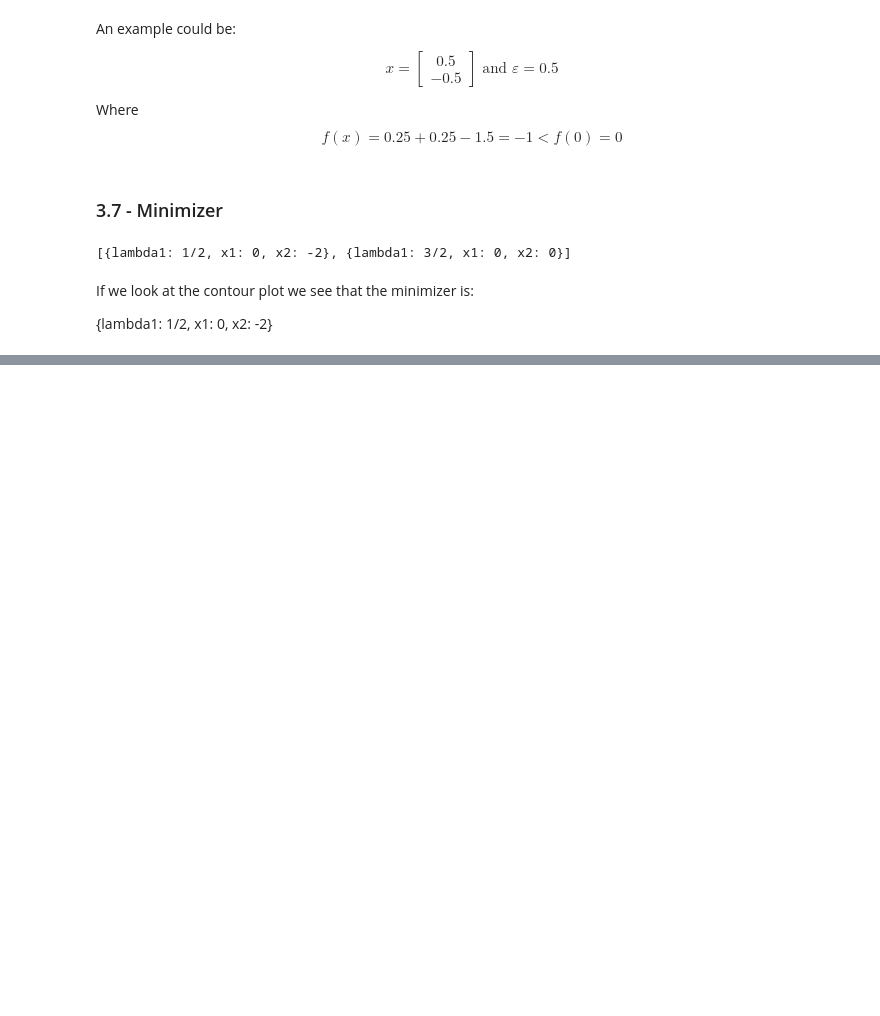
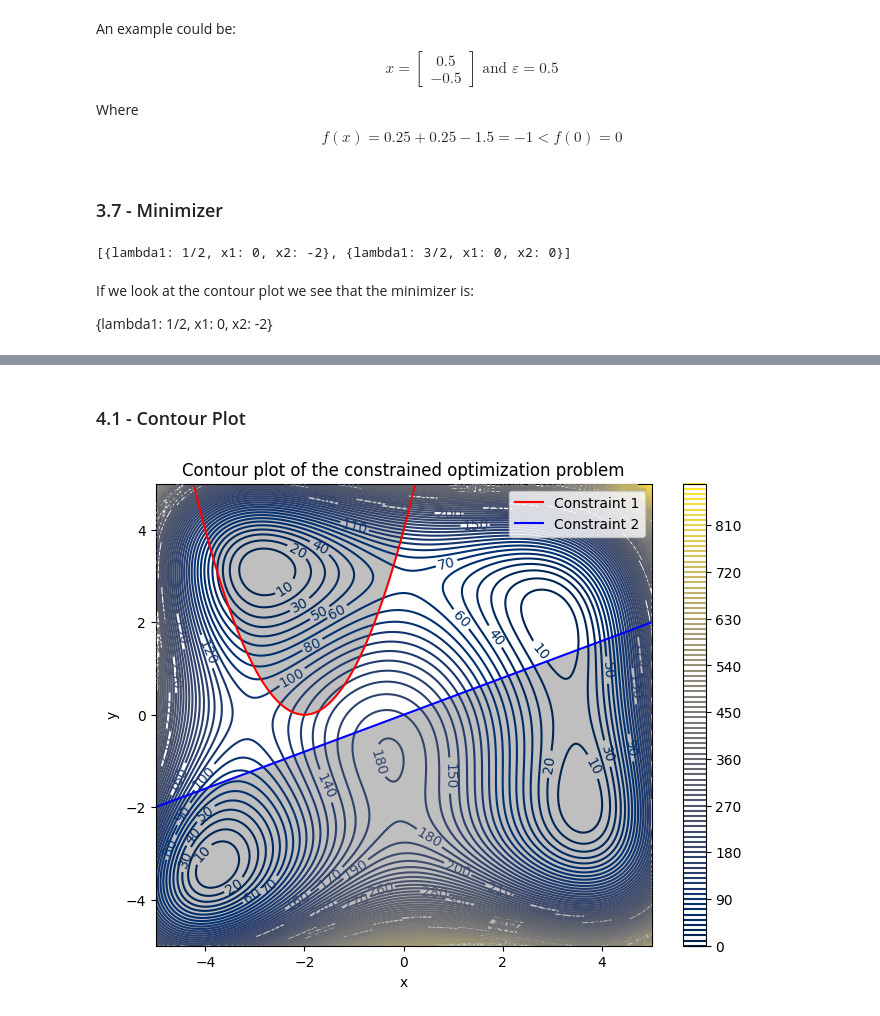
Before and after one commit to wdmdev/copti, a Jupyter notebook: notebooks/week2.ipynb, the cells around one changed output, grey strips where cells are left out. Saved outputs shown, nothing was run; the diff lists cells and outputs as text; code cells hidden in the pictures; blank space fills up the shorter version.

```diff
--- a/notebooks/week2.ipynb
+++ b/notebooks/week2.ipynb
@@ -1030,0 +1044,53 @@ If we look at the contour plot we see that the minimizer is:
+# %% [markdown]
+### 4.1 - Contour Plot
+# %%
+import numpy as np
+import matplotlib.pyplot as plt
+
+# Define the objective function
+def f(x, y):
+    return (x**2 + y - 11)**2 + (x + y**2 - 7)**2
+
+# Define the constraints
+def c1(x, y):
+    return (x + 2)**2 - y
+
+def c2(x, y):
+    return -4*x + 10*y
+
+# Generate a grid of points
+x = np.linspace(-5, 5, 400)
+y = np.linspace(-5, 5, 400)
+X, Y = np.meshgrid(x, y)
+
+# Compute the objective function value at each point
+Z = f(X, Y)
+
+# Compute the constraint values at each point
+C1 = c1(X, Y)
+C2 = c2(X, Y)
+
+# Create a contour plot of the objective function
+plt.figure(figsize=(8, 6))
+contour = plt.contour(X, Y, Z, levels=100, cmap='cividis')
+plt.clabel(contour, inline=1, fontsize=10)
+plt.colorbar(contour)
+
+# Overlay the constraints
+contour_c1 = plt.contour(X, Y, C1, levels=[0], colors='r')
+contour_c2 = plt.contour(X, Y, C2, levels=[0], colors='b')
+
+# Fill the feasible region
+plt.contourf(X, Y, np.minimum(C1, C2), levels=[-np.inf, 0], colors='grey', alpha=0.5)
+
+# Add labels for contour_c1 and contour_c2
+c1_line = mpl.lines.Line2D([], [], color='red', label="Constraint 1") #type: ignore
+c2_line = mpl.lines.Line2D([], [], color='blue', label="Constraint 2") #type: ignore
+plt.legend(handles=[c1_line, c2_line])
+
+plt.title('Contour plot of the constrained optimization problem')
+plt.xlabel('x')
+plt.ylabel('y')
+plt.show()
+# %% [output]
+[figure, added]
```
Also changed, not shown: parts of 10 cells of this notebook, 1 other file.
